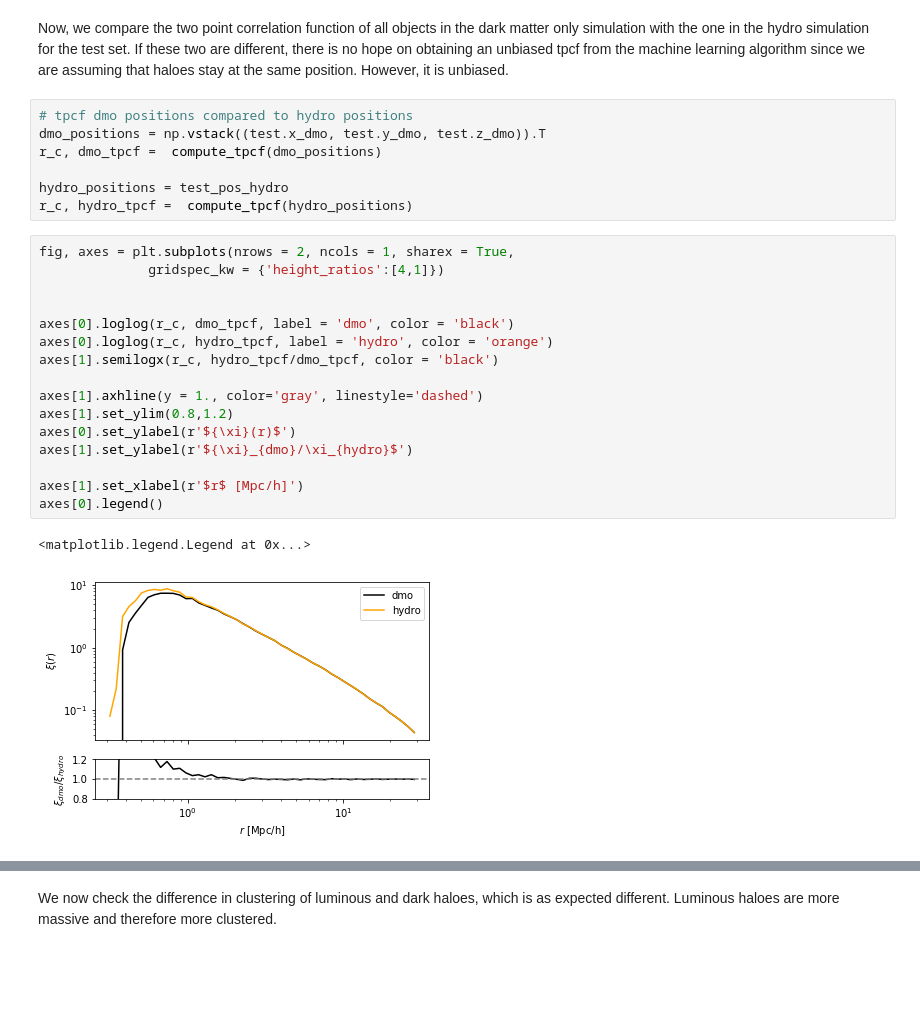
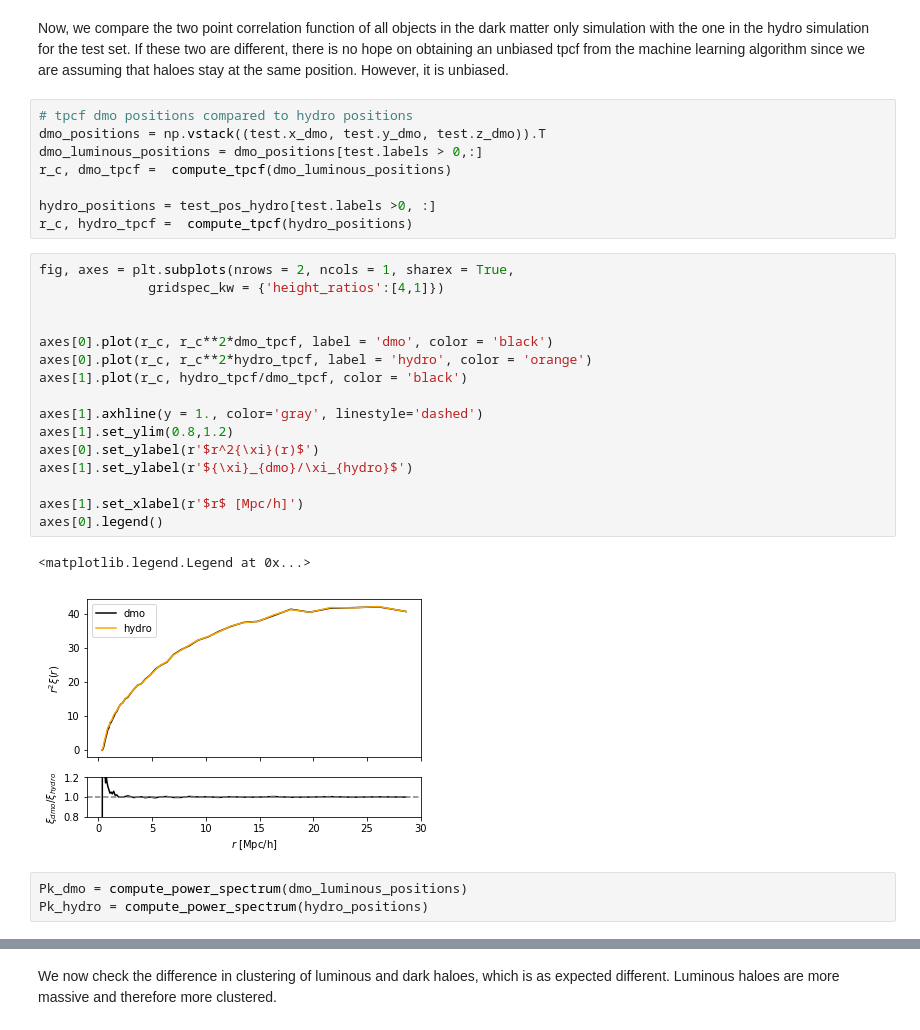
Before and after one commit to florpi/GaHaCo, a Jupyter notebook: notebooks/bias_tpcf.ipynb, the cells around one changed output, grey strips where cells are left out. Saved outputs shown, nothing was run; the diff lists cells and outputs as text; blank space fills up the shorter version.

```diff
--- a/notebooks/bias_tpcf.ipynb
+++ b/notebooks/bias_tpcf.ipynb
@@ -81,26 +110,30 @@ Now, we compare the two point correlation function of all objects in the dark ma
 # %%
 # tpcf dmo positions compared to hydro positions
 dmo_positions = np.vstack((test.x_dmo, test.y_dmo, test.z_dmo)).T
-r_c, dmo_tpcf =  compute_tpcf(dmo_positions)
+dmo_luminous_positions = dmo_positions[test.labels > 0,:]
+r_c, dmo_tpcf =  compute_tpcf(dmo_luminous_positions)
 
-hydro_positions = test_pos_hydro
+hydro_positions = test_pos_hydro[test.labels >0, :]
 r_c, hydro_tpcf =  compute_tpcf(hydro_positions)
 # %%
 fig, axes = plt.subplots(nrows = 2, ncols = 1, sharex = True,
               gridspec_kw = {'height_ratios':[4,1]})
 
 
-axes[0].loglog(r_c, dmo_tpcf, label = 'dmo', color = 'black')
-axes[0].loglog(r_c, hydro_tpcf, label = 'hydro', color = 'orange')
-axes[1].semilogx(r_c, hydro_tpcf/dmo_tpcf, color = 'black')
+axes[0].plot(r_c, r_c**2*dmo_tpcf, label = 'dmo', color = 'black')
+axes[0].plot(r_c, r_c**2*hydro_tpcf, label = 'hydro', color = 'orange')
+axes[1].plot(r_c, hydro_tpcf/dmo_tpcf, color = 'black')
 
 axes[1].axhline(y = 1., color='gray', linestyle='dashed')
 axes[1].set_ylim(0.8,1.2)
-axes[0].set_ylabel(r'${\xi}(r)$')
+axes[0].set_ylabel(r'$r^2{\xi}(r)$')
 axes[1].set_ylabel(r'${\xi}_{dmo}/\xi_{hydro}$')
 
 axes[1].set_xlabel(r'$r$ [Mpc/h]')
 axes[0].legend()
 # %% [output]
 <matplotlib.legend.Legend at 0x...>
-[figure, old version]
+[figure, new version]
+# %%
+Pk_dmo = compute_power_spectrum(dmo_luminous_positions)
+Pk_hydro = compute_power_spectrum(hydro_positions)
```
Also changed, not shown: parts of 13 cells of this notebook, 3 other files.
